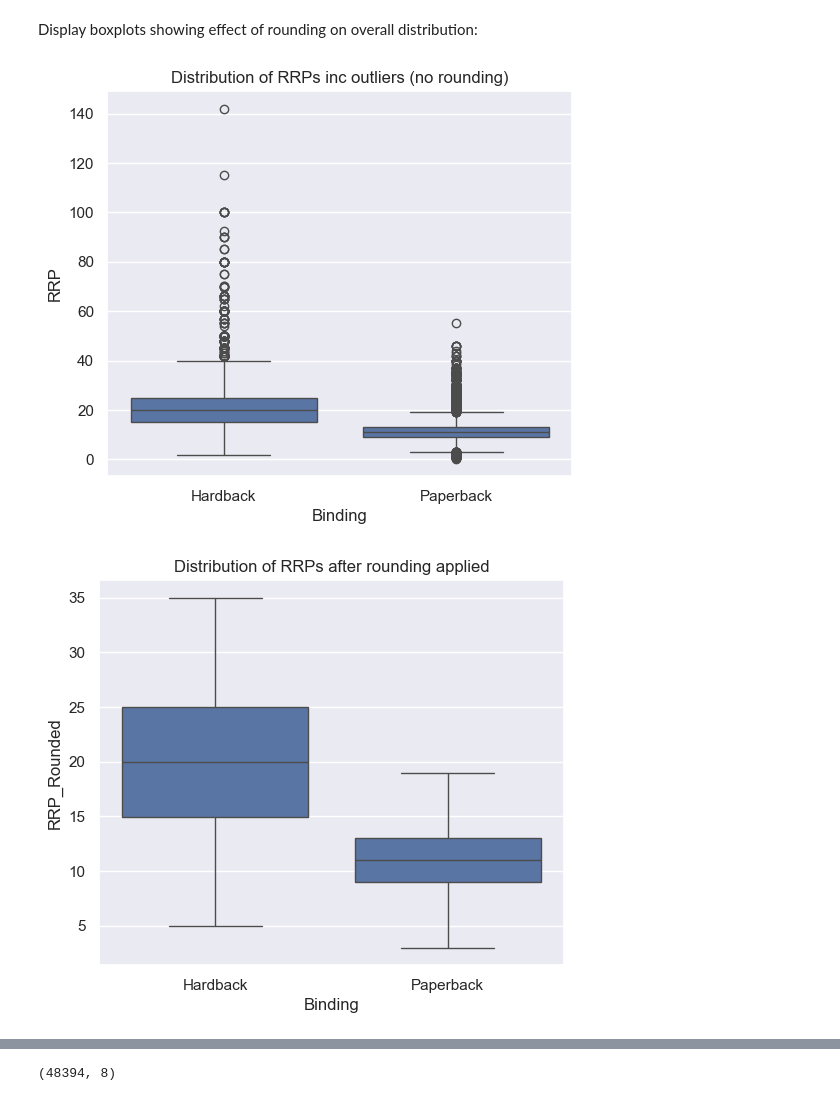
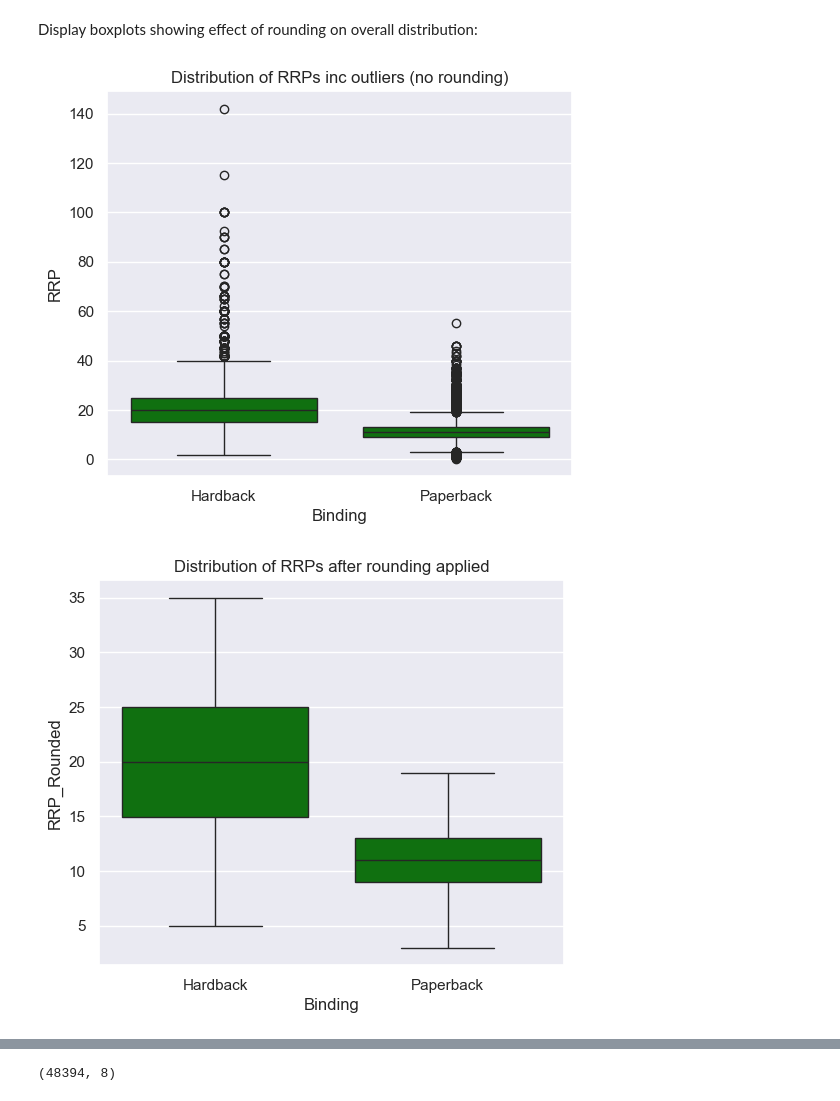
Before and after one commit to fredbaty/nonfic_price_model, a Jupyter notebook: nonfic_price_model.ipynb, the cells around one changed output, grey strips where cells are left out. Cells and saved outputs as stored; diff of their text form; code cells hidden in the pictures.

```diff
--- a/nonfic_price_model.ipynb
+++ b/nonfic_price_model.ipynb
@@ -232,18 +232,18 @@ Display boxplots showing effect of rounding on overall distribution:
 # %%
 # Show RRP boxplots inc outliers before rounding
 sns.set_theme(rc={"figure.figsize": (6, 5)})
-ax = sns.boxplot(x="Binding", y="RRP", data=df)
+ax = sns.boxplot(x="Binding", y="RRP", data=df, color="green")
 ax.set_title("Distribution of RRPs inc outliers (no rounding)")
 plt.show()
 # %% [output]
-[figure, old version]
+[figure, new version]
 # %%
 # Drop rows with non-standard RRPs
 df = df[df["RRP_Rounded"] > 0]
 
 # Show boxplots after rounding and with outliers removed
-ax = sns.boxplot(x="Binding", y="RRP_Rounded", data=df, showfliers=False)
+ax = sns.boxplot(x="Binding", y="RRP_Rounded", data=df, showfliers=False, color="green")
 ax.set_title("Distribution of RRPs after rounding applied")
 plt.show()
 # %% [output]
-[figure, old version]
+[figure, new version]
```
Also changed, not shown: parts of 87 cells of this notebook, 2 other files.
